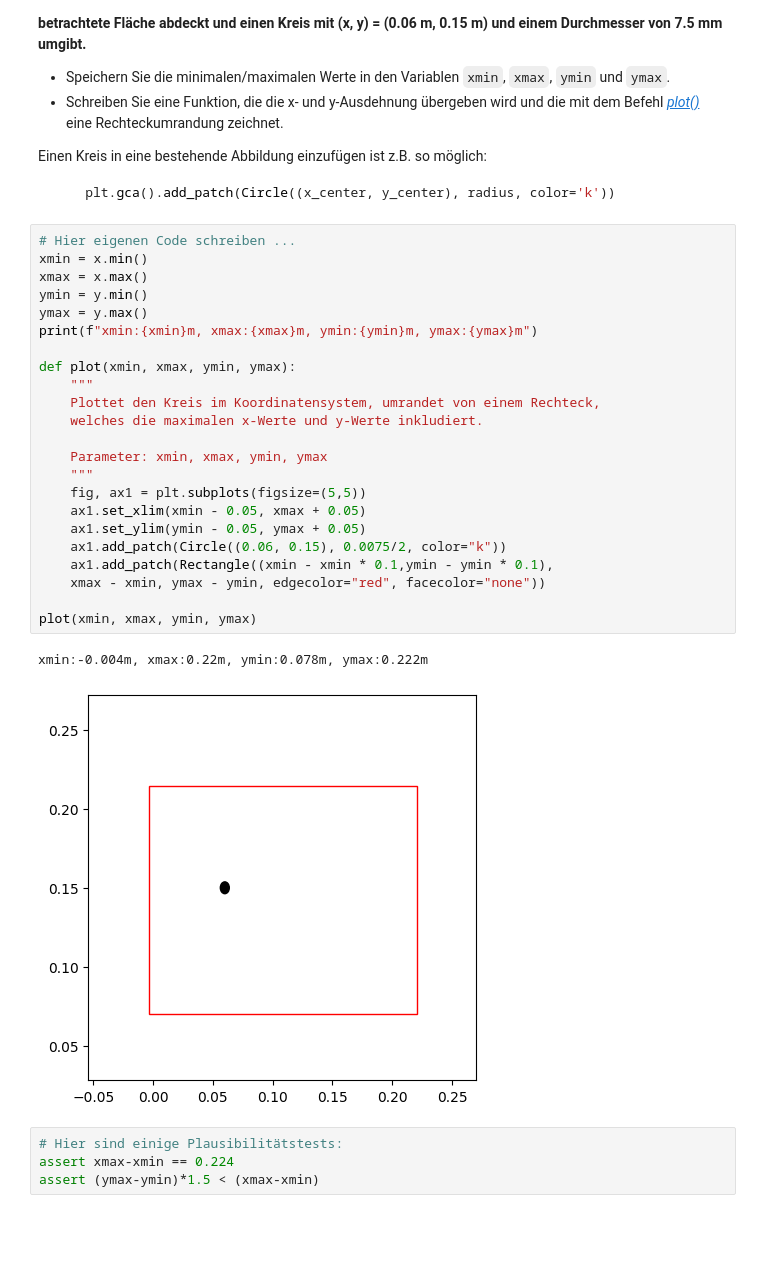
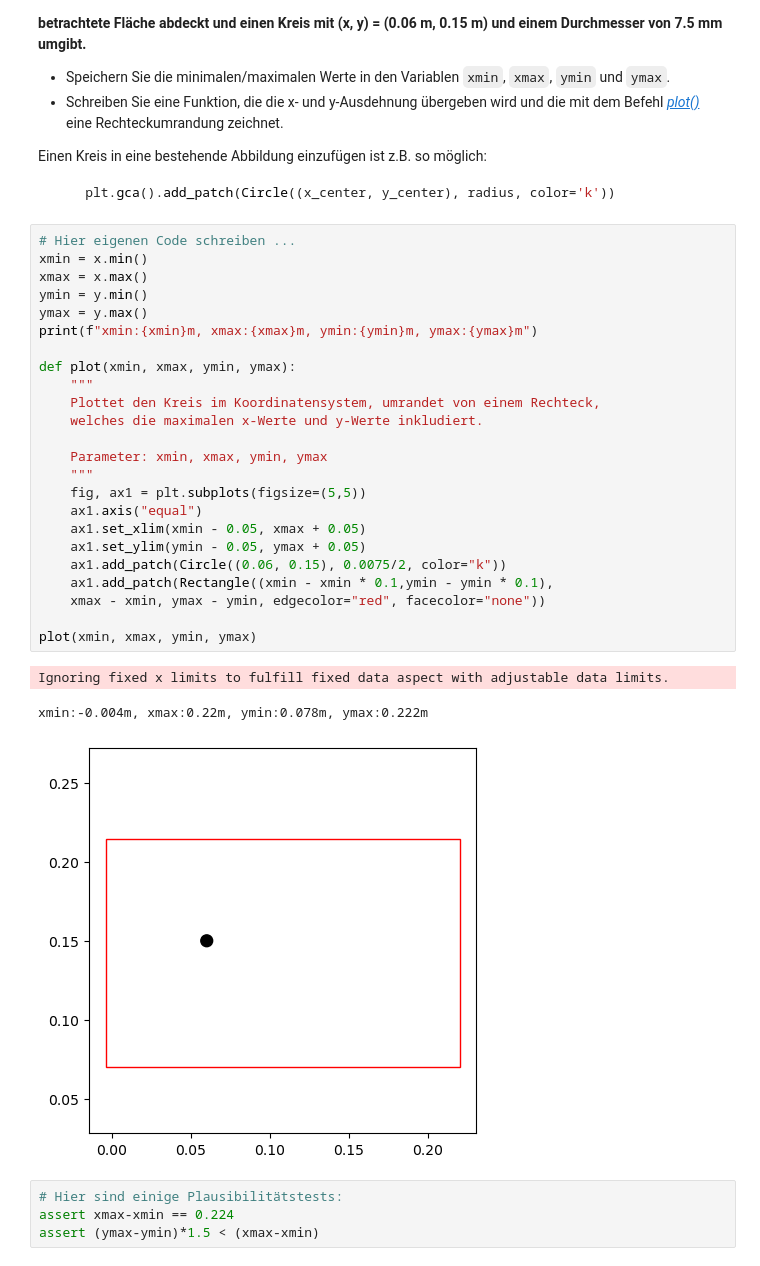
Before and after one commit to OYEMINE/Python-f-r-Ingenieure, a Jupyter notebook: PA3/PA3.ipynb, the cells around one changed output. Cells and saved outputs as stored; diff of their text form; blank space fills up the shorter version.

```diff
--- a/PA3/PA3.ipynb
+++ b/PA3/PA3.ipynb
@@ -92,29 +92,31 @@ Einen Kreis in eine bestehende Abbildung einzufügen ist z.B. so möglich:
 # %%
 # Hier eigenen Code schreiben ...
 xmin = x.min()
 xmax = x.max()
 ymin = y.min()
 ymax = y.max()
 print(f"xmin:{xmin}m, xmax:{xmax}m, ymin:{ymin}m, ymax:{ymax}m")
 
 def plot(xmin, xmax, ymin, ymax):
     """
     Plottet den Kreis im Koordinatensystem, umrandet von einem Rechteck,
     welches die maximalen x-Werte und y-Werte inkludiert.
 
     Parameter: xmin, xmax, ymin, ymax
     """
     fig, ax1 = plt.subplots(figsize=(5,5))
+    ax1.axis("equal")
     ax1.set_xlim(xmin - 0.05, xmax + 0.05)
     ax1.set_ylim(ymin - 0.05, ymax + 0.05)
     ax1.add_patch(Circle((0.06, 0.15), 0.0075/2, color="k"))
     ax1.add_patch(Rectangle((xmin - xmin * 0.1,ymin - ymin * 0.1),
     xmax - xmin, ymax - ymin, edgecolor="red", facecolor="none"))
 
 plot(xmin, xmax, ymin, ymax)
 # %% [output]
-xmin:-0.004m, xmax:0.22m, ymin:0.078m, ymax:0.222m
+Ignoring fixed x limits to fulfill fixed data aspect with adjustable data limits.
+xmin:-0.004m, xmax:0.22m, ymin:0.078m, ymax:0.222m
-[figure, old version]
+[figure, new version]
 # %%
 # Hier sind einige Plausibilitätstests:
 assert xmax-xmin == 0.224
```
Also changed, not shown: parts of 4 cells of this notebook.
